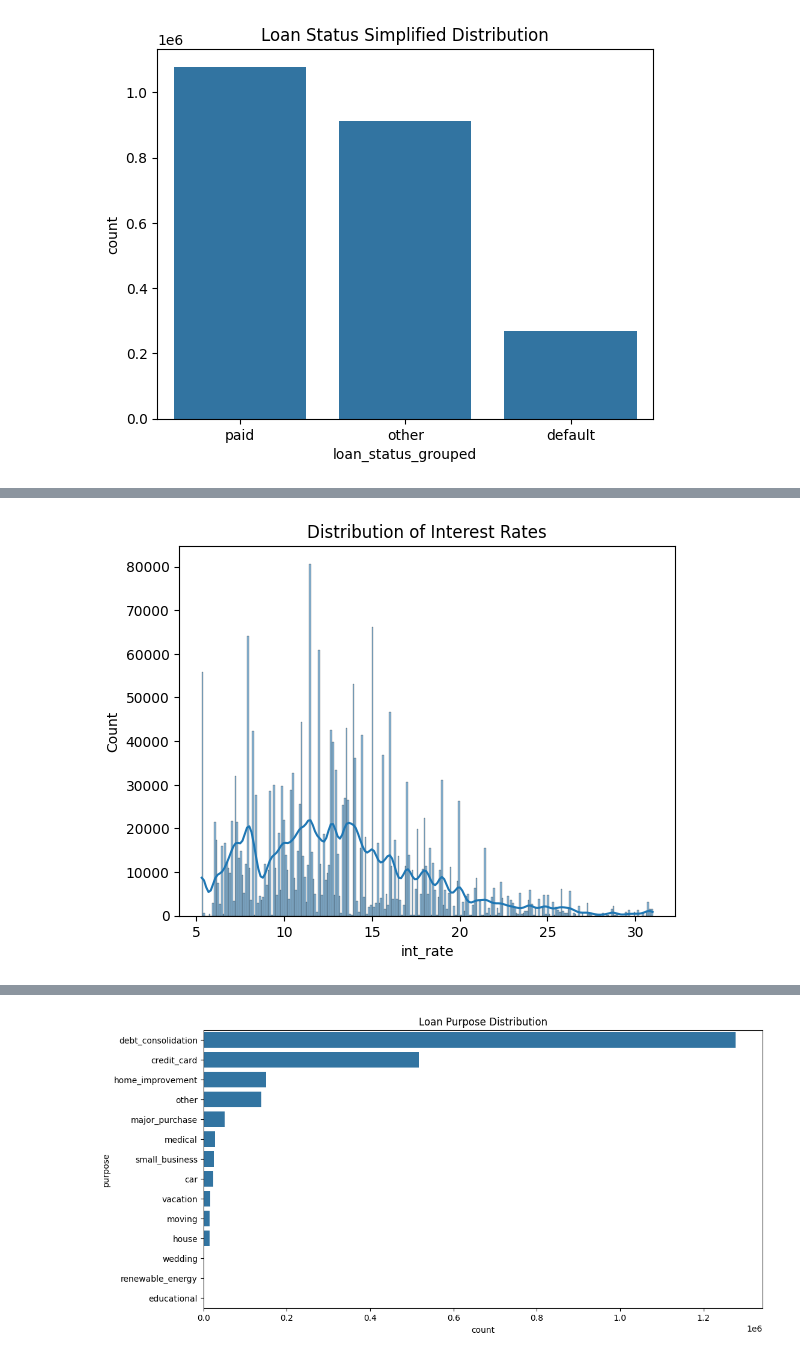
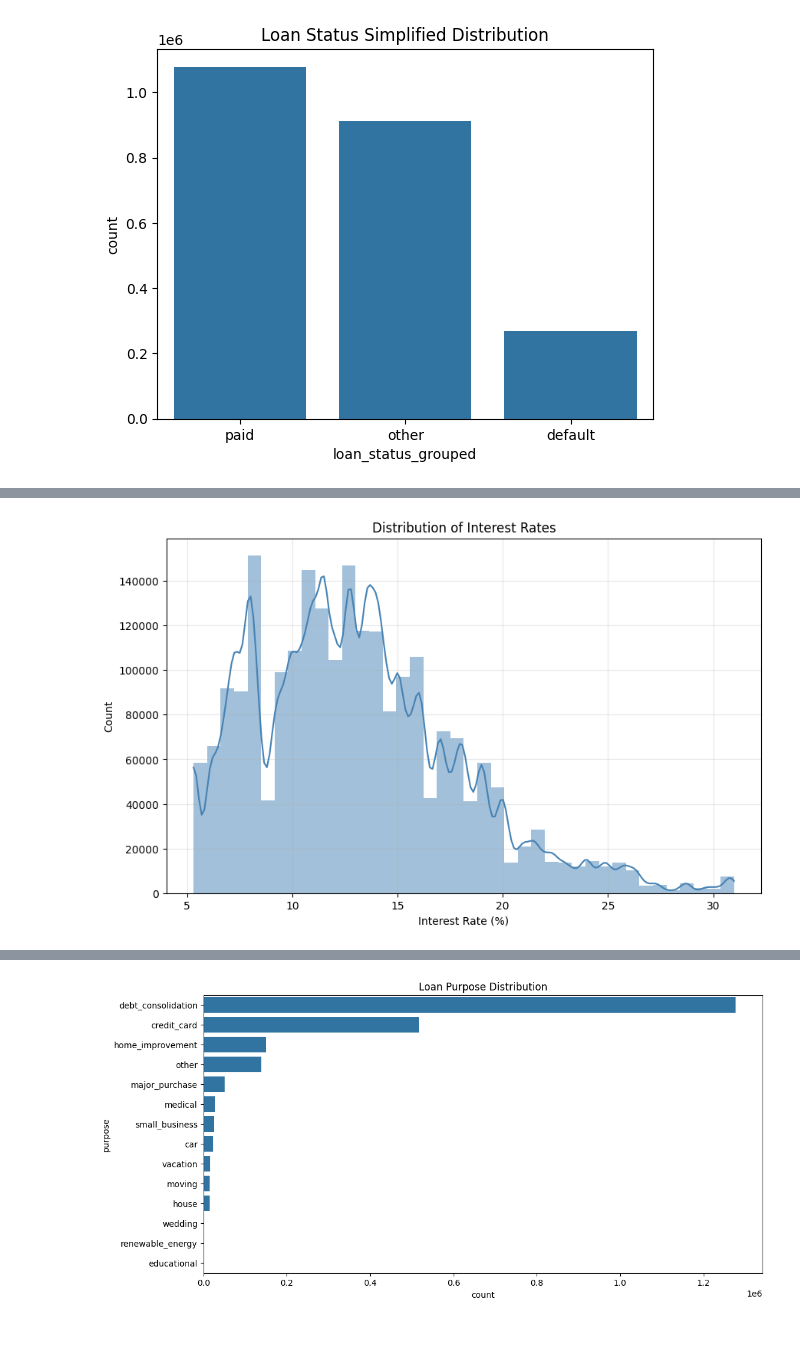
Before and after one commit to CS133-DataVisualization/term-project-vizvisionaries, a Jupyter notebook: Project Assignments/final.ipynb, the cells around one changed output, grey strips where cells are left out. Saved outputs shown, nothing was run; the diff lists cells and outputs as text; code cells hidden in the pictures.

```diff
--- a/Project Assignments/final.ipynb
+++ b/Project Assignments/final.ipynb
@@ -5,7 +5,8 @@ import seaborn as sns
 import matplotlib.pyplot as plt
 import numpy as np
 # %%
-df = pd.read_csv('accepted_2007_to_2018Q4.csv')
+pathname = '/Users/diyadoshi/Documents/accepted_2007_to_2018Q4.csv'
+df = pd.read_csv(pathname)
 print(df.shape)
 df.head()
 # %% [output]
@@ -169,7 +158,20 @@ plt.show()
 # %%
-sns.histplot(df['int_rate'], kde=True)
+plt.figure(figsize=(10,6))
+
+sns.histplot(
+    df['int_rate'],
+    bins=40,          # smoother bins
+    kde=True,
+    color='steelblue',
+    edgecolor=None
+)
+
 plt.title("Distribution of Interest Rates")
+plt.xlabel("Interest Rate (%)")
+plt.ylabel("Count")
+plt.grid(alpha=0.3)
+
 plt.show()
 # %% [output]
-[figure, old version]
+[figure, new version]
 # %%
```
Also changed, not shown: parts of 26 cells of this notebook.
